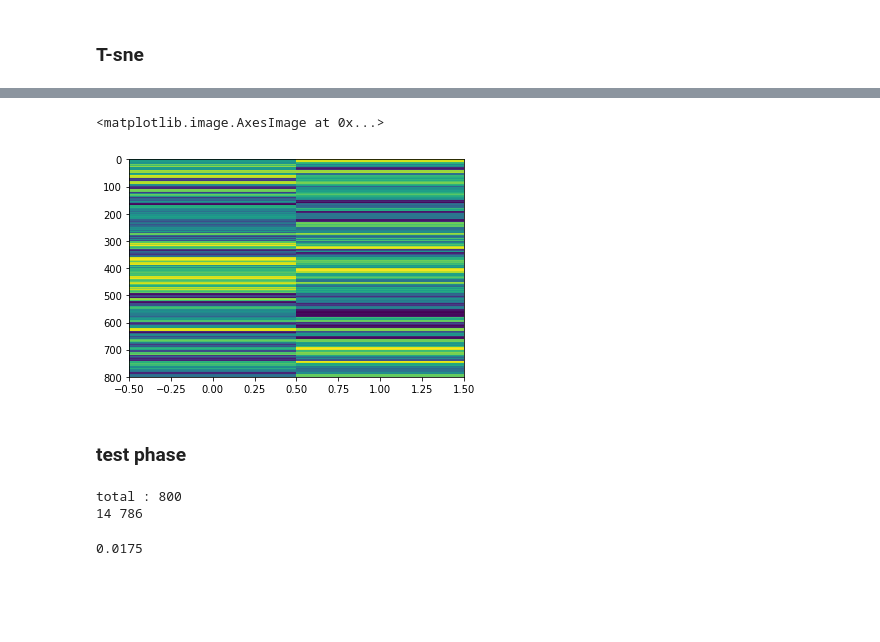
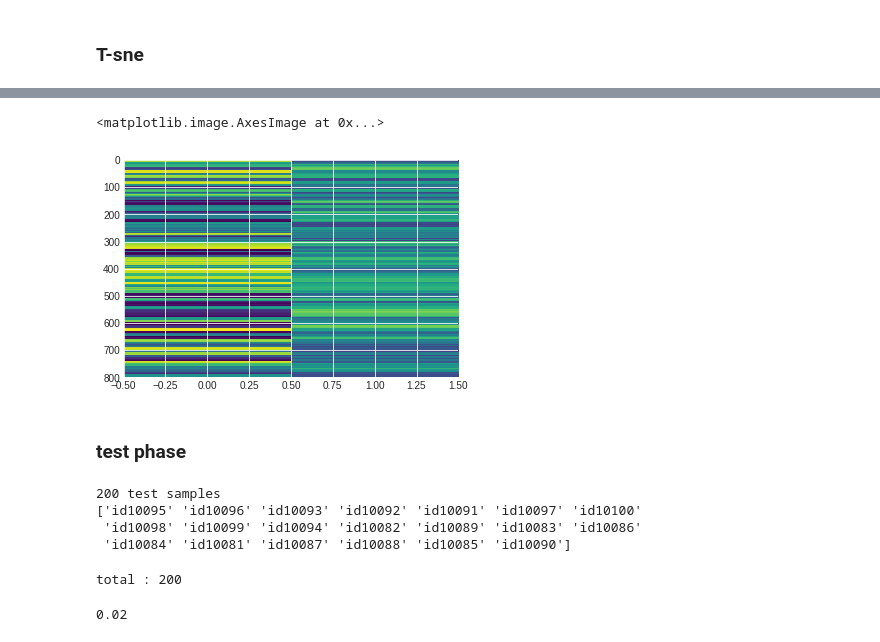
Before and after one commit to Dheeraj2444/speaker-identification, a Jupyter notebook: checkpoint_ML_Part.ipynb, the cells around one changed output, grey strips where cells are left out. Drawn from its saved outputs; the diff is of its cells as text; code cells hidden in the pictures; blank space fills up the shorter version.

```diff
--- a/checkpoint_ML_Part.ipynb
+++ b/checkpoint_ML_Part.ipynb
@@ -186,0 +161,2 @@ print(counts)
+# %%
+train_user_data, train_mean_data, train_user_list = get_tsne_data(voxceleb_train_dataset)
@@ -192,6 +174,14 @@ plt.imshow(mean_data, aspect='auto', cmap='jet')
+# %%
+plt.style.use('seaborn-darkgrid')
 # %%
-tsne = TSNE(n_components = 2, perplexity = 25)
-tsne_embedding = tsne.fit_transform(data)
-plt.figure(figsize=(10, 6))
-plt.scatter(x= tsne_embedding[:,0], y = tsne_embedding[:, 1], c = user_list, cmap='jet', alpha = 0.6)
-plt.tight_layout()
+def plot_tsne(data, user_list):
+    tsne = TSNE(n_components=2, perplexity=25, init='pca', random_state=2444, method='exact')
+    tsne_embedding = tsne.fit_transform(data)
+    plt.figure(figsize=(10, 6))
+    plt.scatter(x=tsne_embedding[:,0], y=tsne_embedding[:, 1], c=user_list, cmap='jet', alpha=0.5)
+    plt.tight_layout()
+    plt.title('Learned Embeddings for Training Users')
+    fname = "training_users_embeddings_" + time.strftime("%Y%m%d-%H%M%S")
+    plt.savefig(fname)
+    plt.show()
+    return tsne_embedding
@@ -199,0 +188,2 @@ plt.tight_layout()
+# %%
+train_users_tsne_embeddings = plot_tsne(train_user_data, train_user_list)
@@ -200,7 +192,7 @@ plt.tight_layout()
 # %%
-plt.imshow(tsne_embedding, aspect='auto', cmap='viridis')
+plt.imshow(train_users_tsne_embeddings, aspect='auto', cmap='viridis')
 # %% [output]
 <matplotlib.image.AxesImage at 0x...>
-[figure, old version]
+[figure, new version]
 # %% [markdown]
 ### test phase
@@ -213,6 +203,21 @@ def get_cosine_similarity(mat1, mat2):
 #     mat1 = mat1.cpu().detach().numpy()
 #     mat2 = mat2.cpu().detach().numpy()
     return cosine_similarity(mat1, mat2)
+# %%
+voxceleb_test_dataset = VoxCelebTestDataset(PAIRS_FILE, test_users, clips_per_user=5, n_users=10)
+
+test_dataloader = DataLoader(voxceleb_test_dataset,
+                             batch_size=test_batch_size,
+                             shuffle=False,
+                             num_workers=1)
+
+print(len(voxceleb_test_dataset), "test samples")
+print(voxceleb_test_dataset.test_users)
+# %% [output]
+200 test samples
+['id10095' 'id10096' 'id10093' 'id10092' 'id10091' 'id10097' 'id10100'
+ 'id10098' 'id10099' 'id10094' 'id10082' 'id10089' 'id10083' 'id10086'
+ 'id10084' 'id10081' 'id10087' 'id10088' 'id10085' 'id10090']
 # %%
 def get_accuracy(test_dataset, mean_data):
 
@@ -233,6 +238,8 @@ def get_accuracy(test_dataset, mean_data):
-# %%
-get_accuracy(voxceleb_test_dataset, mean_data)
-# %% [output]
-total : 800
-14 786
-0.0175
+# %%
+test_user_embeddings, accuracy = get_accuracy(voxceleb_test_dataset, train_mean_data)
+# %% [output]
+total : 200
+# %%
+accuracy
+# %% [output]
+0.02
```
Also changed, not shown: parts of 22 cells of this notebook, 7 other files.
